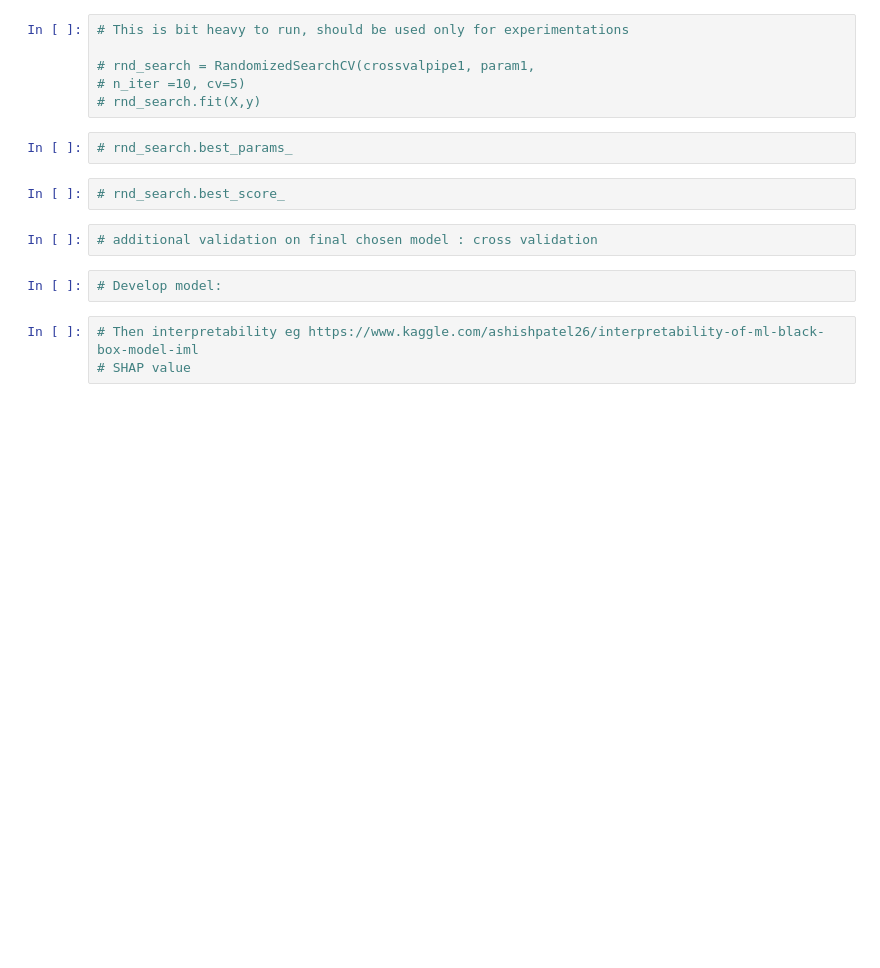
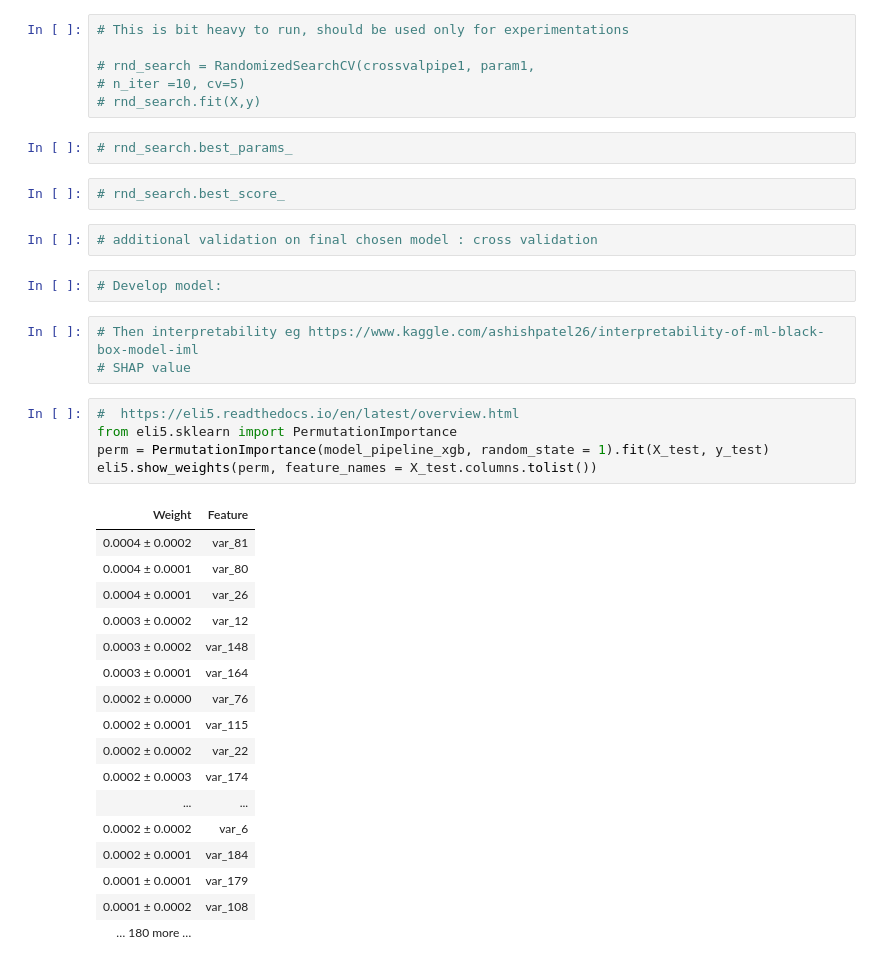
Before and after one commit to marcinms7/ML-Santander-kaggle-competition, a Jupyter notebook: Santander Modelling.ipynb, the cells around one changed output. Cells and saved outputs as stored; diff of their text form; blank space fills up the shorter version.

```diff
--- a/Santander Modelling.ipynb
+++ b/Santander Modelling.ipynb
@@ -511,3 +540,26 @@ param3 = {'max_depth': [1,2, 3],
 # %%
 # Then interpretability eg https://www.kaggle.com/ashishpatel26/interpretability-of-ml-black-box-model-iml
 # SHAP value
+# %%
+#  https://eli5.readthedocs.io/en/latest/overview.html
+from eli5.sklearn import PermutationImportance
+perm = PermutationImportance(model_pipeline_xgb, random_state = 1).fit(X_test, y_test)
+eli5.show_weights(perm, feature_names = X_test.columns.tolist())
+# %% [output]
+| Weight | Feature |
+| 0.0004 ± 0.0002 | var_81 |
+| 0.0004 ± 0.0001 | var_80 |
+| 0.0004 ± 0.0001 | var_26 |
+| 0.0003 ± 0.0002 | var_12 |
+| 0.0003 ± 0.0002 | var_148 |
+| 0.0003 ± 0.0001 | var_164 |
+| 0.0002 ± 0.0000 | var_76 |
+| 0.0002 ± 0.0001 | var_115 |
+| 0.0002 ± 0.0002 | var_22 |
+| 0.0002 ± 0.0003 | var_174 |
+| ... | ... |
+| 0.0002 ± 0.0002 | var_6 |
+| 0.0002 ± 0.0001 | var_184 |
+| 0.0001 ± 0.0001 | var_179 |
+| 0.0001 ± 0.0002 | var_108 |
+| … 180 more … |  |
```
Also changed, not shown: parts of 9 cells of this notebook.
